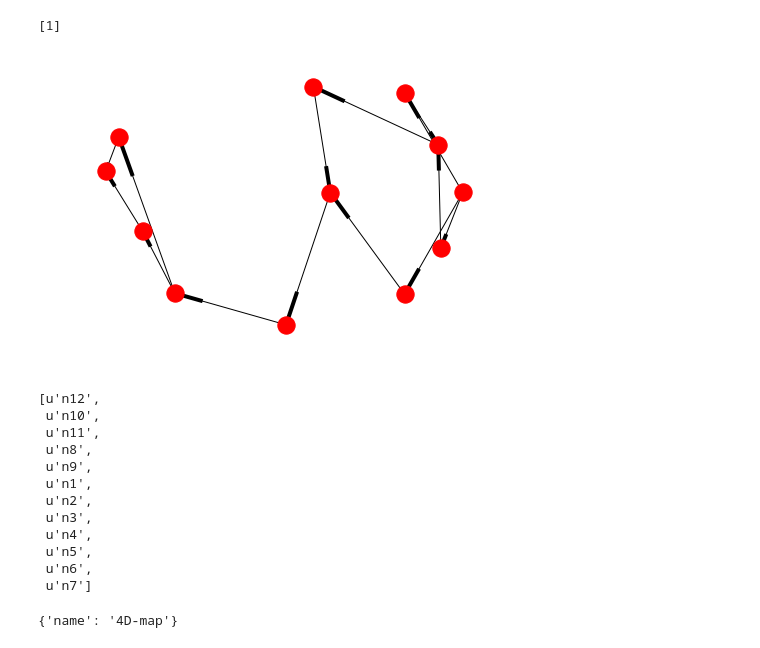
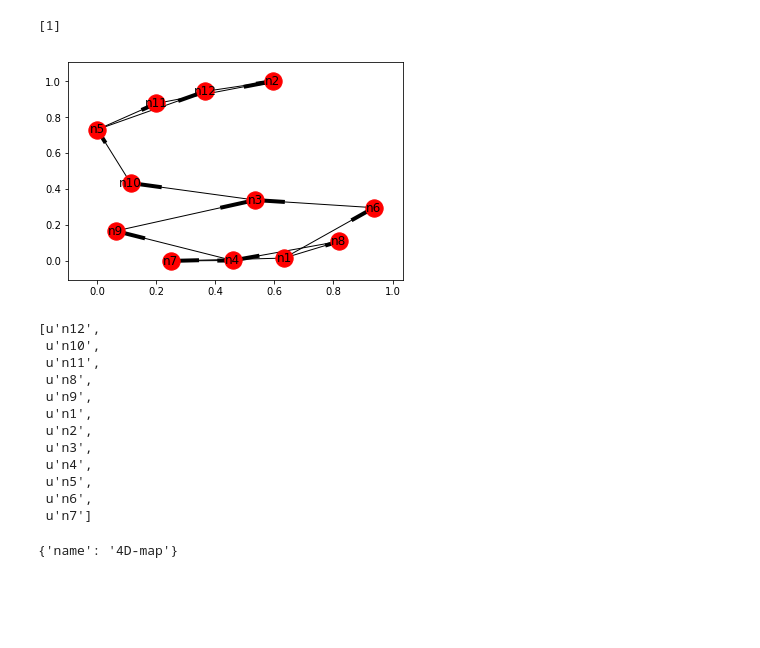
Before and after one commit to QiHaoBao/x6e6s, a Jupyter notebook: server/graphDemo.ipynb, the cells around one changed output. Drawn from its saved outputs; the diff is of its cells as text; code cells hidden in the pictures; blank space fills up the shorter version.

```diff
--- a/server/graphDemo.ipynb
+++ b/server/graphDemo.ipynb
@@ -55,11 +55,11 @@ G.successors(2)
 # %%
 import matplotlib.pyplot as plt
 
-nx.draw_spring(G)
+nx.draw_networkx(G, prog='neato')
 plt.show()
 G.nodes()
 # %% [output]
-[figure, old version]
+[figure, new version]
 [u'n12',
  u'n10',
  u'n11',
```
Also changed, not shown: parts of 2 cells of this notebook, 1 other file.
